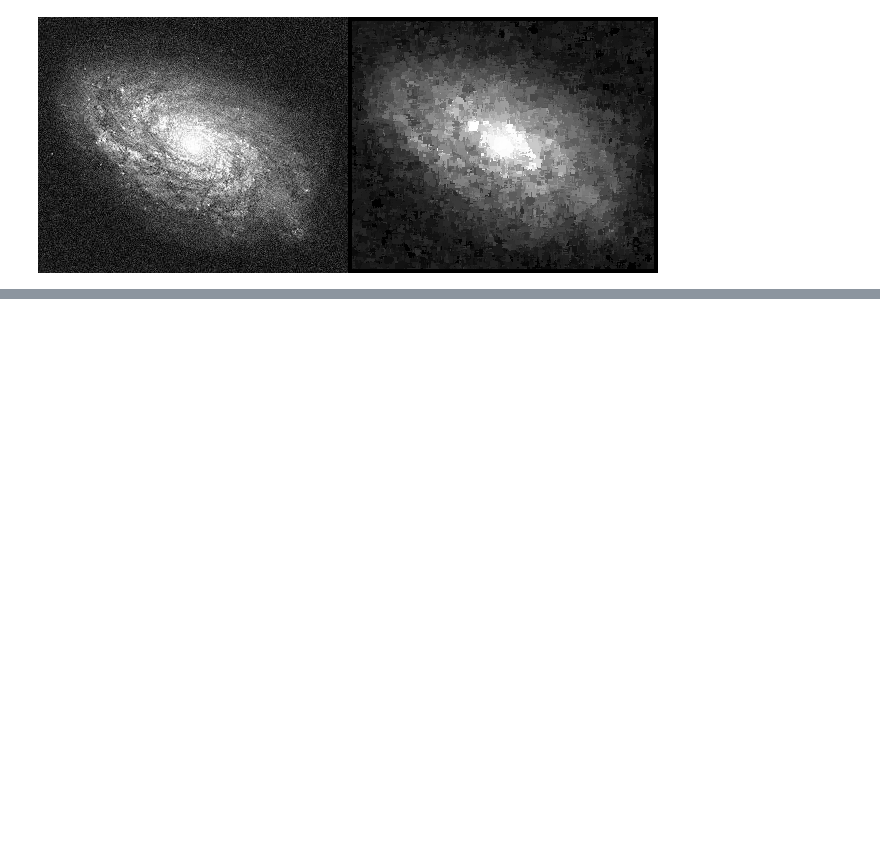
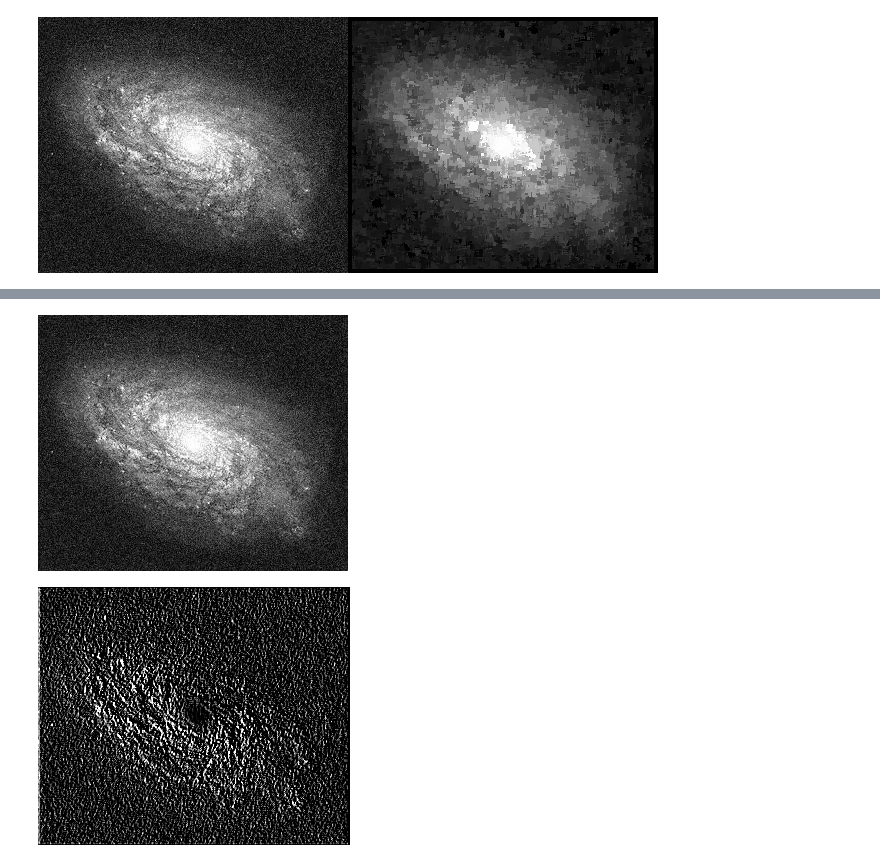
Before and after one commit to irbaadika/PCVK_Genap_2023, a Jupyter notebook: UTS.ipynb, the cells around one changed output, grey strips where cells are left out. Saved outputs shown, nothing was run; the diff lists cells and outputs as text; code cells hidden in the pictures; blank space fills up the shorter version.

```diff
--- a/UTS.ipynb
+++ b/UTS.ipynb
@@ -154,0 +161,16 @@ cv2_imshow(final_frame)
+# %%
+# HIGH PASS FILTERING
+
+# kernel High Pass Filter
+HPF = np.array([
+    [-1, 0, 1],
+    [-1, 0, 3],
+    [-3, 0, 1]
+])
+
+result = convolution2d(img_gray, HPF, 1, 2)
+cv2_imshow(img_gray)
+cv2_imshow(result)
+# %% [output]
+[figure, added]
+[figure, added]
```
Also changed, not shown: parts of 9 cells of this notebook.
